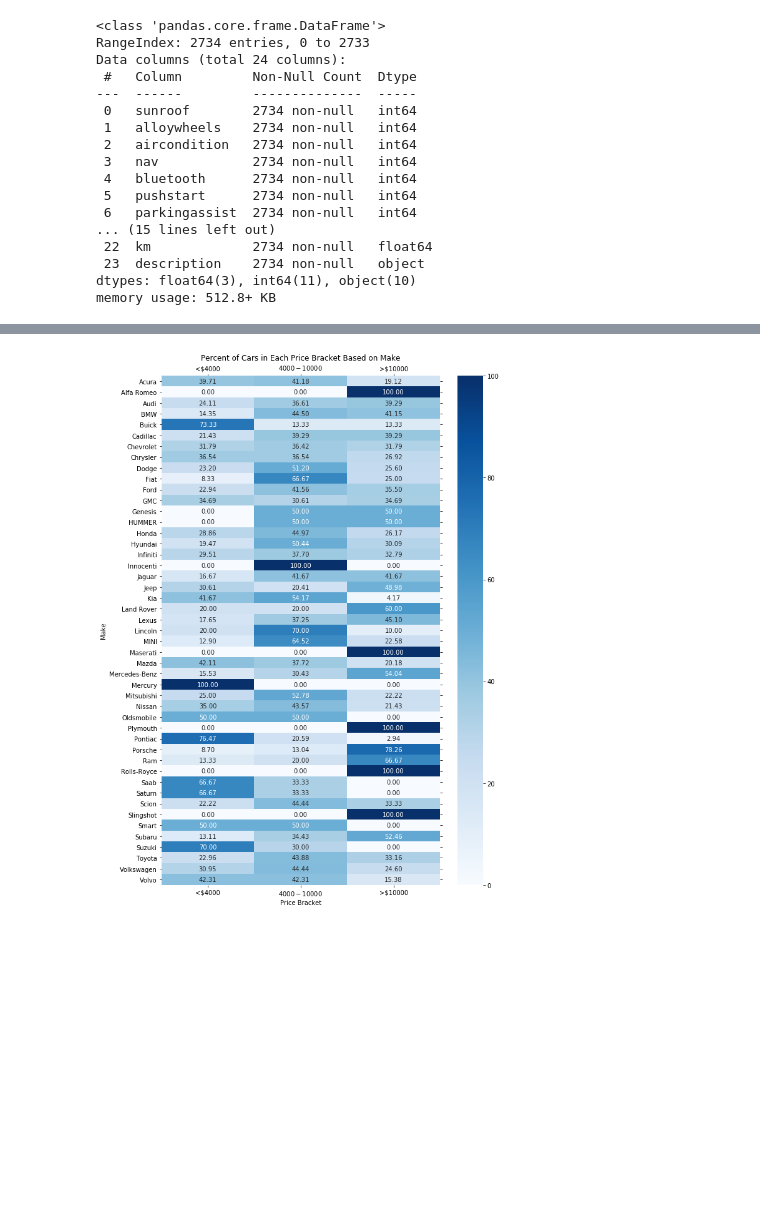
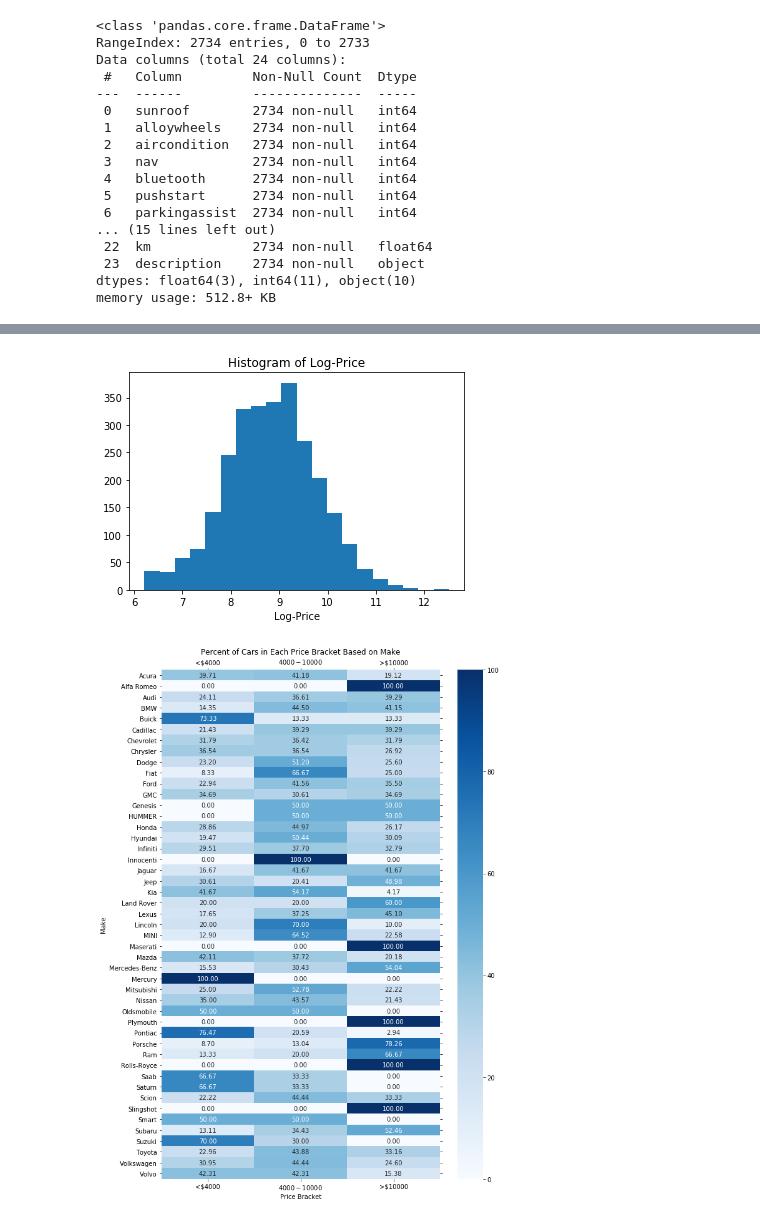
Before and after one commit to vatdaell/used-car-analysis, a Jupyter notebook: Analysis of Car Prices.ipynb, the cells around one changed output, grey strips where cells are left out. Cells and saved outputs as stored; diff of their text form; code cells hidden in the pictures; blank space fills up the shorter version.

```diff
--- a/Analysis of Car Prices.ipynb
+++ b/Analysis of Car Prices.ipynb
@@ -46 +54,7 @@ memory usage: 512.8+ KB
+# %%
+plt.hist(np.log(df.price), bins=20);
+plt.xlabel('Log-Price');
+plt.title("Histogram of Log-Price");
+# %% [output]
+[figure, added]
 # %%
```
Also changed, not shown: parts of 13 cells of this notebook.
